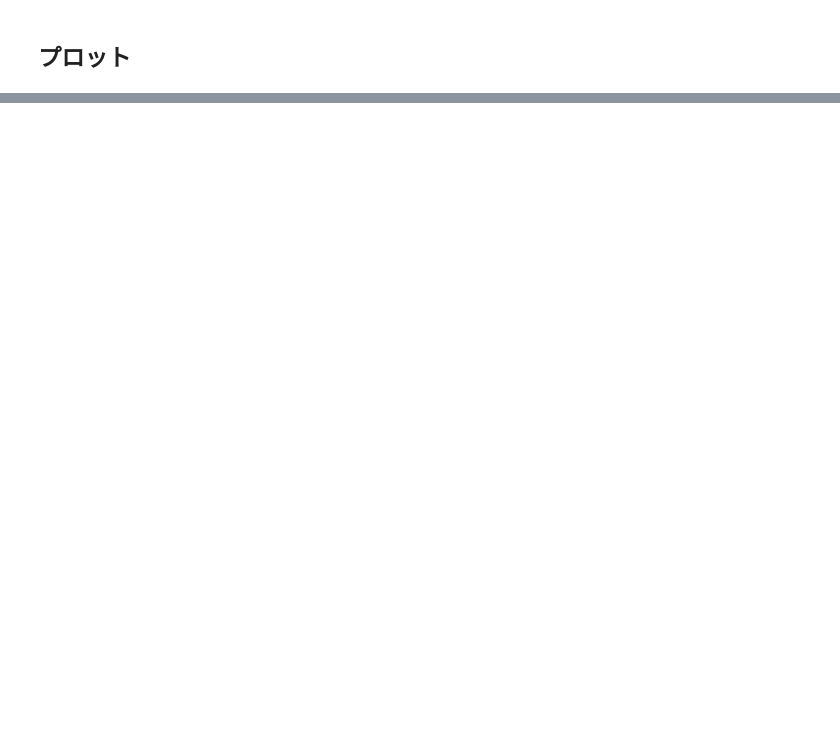
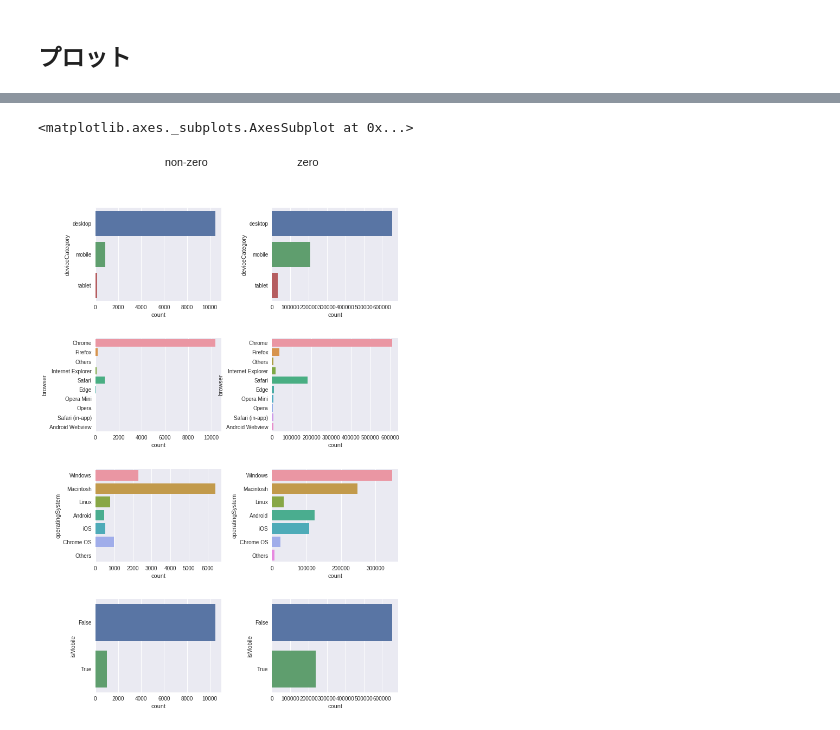
Before and after one commit to taiki323/kaggle_training, a Jupyter notebook: Google_Analytics_Customer_Revenue_Prediction.ipynb, the cells around one changed output, grey strips where cells are left out. Saved outputs shown, nothing was run; the diff lists cells and outputs as text; code cells hidden in the pictures; blank space fills up the shorter version.

```diff
--- a/Google_Analytics_Customer_Revenue_Prediction.ipynb
+++ b/Google_Analytics_Customer_Revenue_Prediction.ipynb
@@ -267,0 +274,31 @@ gdf.sort_values('transactionRevenue')
+# %%
+#新しい列追加
+train['Revenue'] = None
+train['Revenue'][train['transactionRevenue'] == 0] = 'zero'
+train['Revenue'][train['transactionRevenue'] > 0] = 'non-zero'
+# %%
+#データ数少ない要素をまとめる
+select_browser = ['Chrome', 'Safari', 'Firefox', 'Internet Explorer', 'Edge', 'Android Webview', 'Safari (in-app)', 'Opera Mini', 'Opera']
+del_browser = set(train['browser'].unique()) -  set(select_browser)
+for br in del_browser:
+  train['browser'] = train['browser'].replace(br, 'Others')
+
+select_os = ['Windows', 'Macintosh', 'Android', 'iOS', 'Linux', 'Chrome OS']
+del_os = set(train['operatingSystem'].unique()) -  set(select_os)
+for br in del_os:
+  train['operatingSystem'] = train['operatingSystem'].replace(br, 'Others')
+# %%
+fig, axes = plt.subplots(nrows=4, ncols=2, figsize=(10,16))
+plt.subplots_adjust(wspace=0.4, hspace=0.4, top=0.9)
+sns.plt.suptitle('non-zero                              zero', fontsize=20)
+sns.countplot(y='deviceCategory', data=train[train['Revenue'] == 'non-zero'],order=train['deviceCategory'].unique(), ax = axes[0][0])
+sns.countplot(y='deviceCategory', data=train[train['Revenue'] == 'zero'], order=train['deviceCategory'].unique(), ax = axes[0][1])
+sns.countplot(y='browser', data=train[train['Revenue'] == 'non-zero'], order=train['browser'].unique(), ax = axes[1][0])
+sns.countplot(y='browser', data=train[train['Revenue'] == 'zero'],order=train['browser'].unique(), ax = axes[1][1])
+sns.countplot(y='operatingSystem', data=train[train['Revenue'] == 'non-zero'], order=train['operatingSystem'].unique(), ax = axes[2][0])
+sns.countplot(y='operatingSystem', data=train[train['Revenue'] == 'zero'], order=train['operatingSystem'].unique(), ax = axes[2][1])
+sns.countplot(y='isMobile', data=train[train['Revenue'] == 'non-zero'], order=train['isMobile'].unique(), ax = axes[3][0])
+sns.countplot(y='isMobile', data=train[train['Revenue'] == 'zero'], order=train['isMobile'].unique(),ax = axes[3][1])
+# %% [output]
+<matplotlib.axes._subplots.AxesSubplot at 0x...>
+[figure, added]
```
Also changed, not shown: parts of 16 cells of this notebook.
